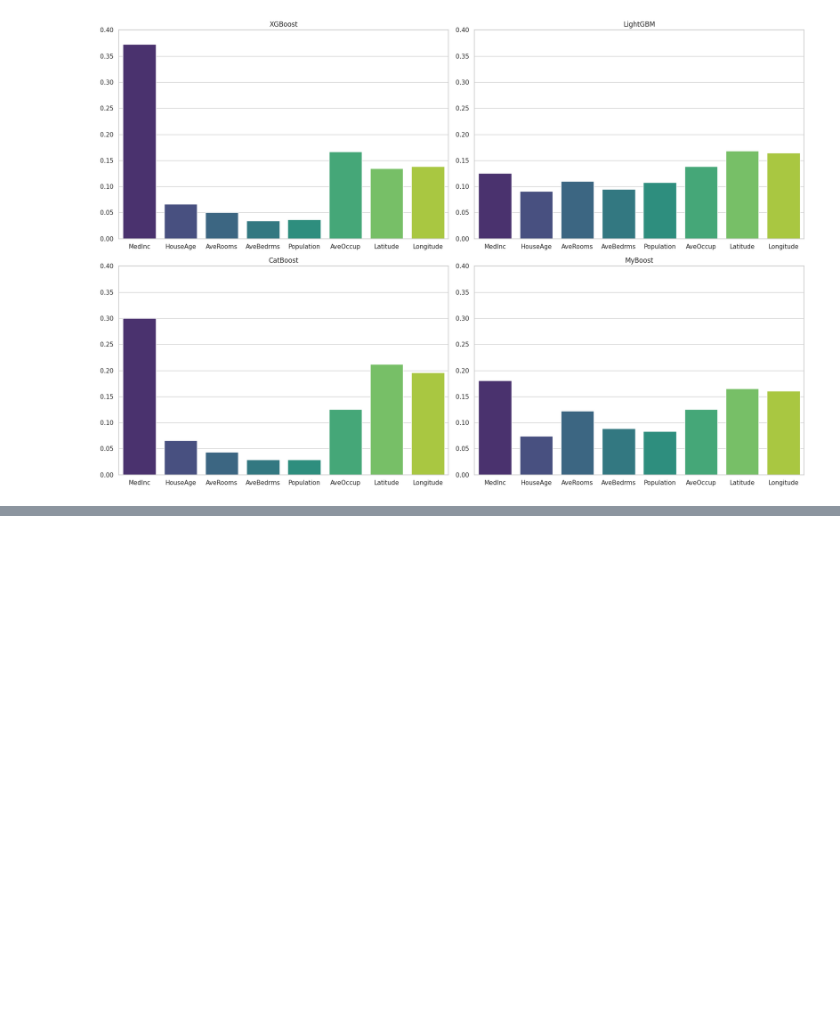
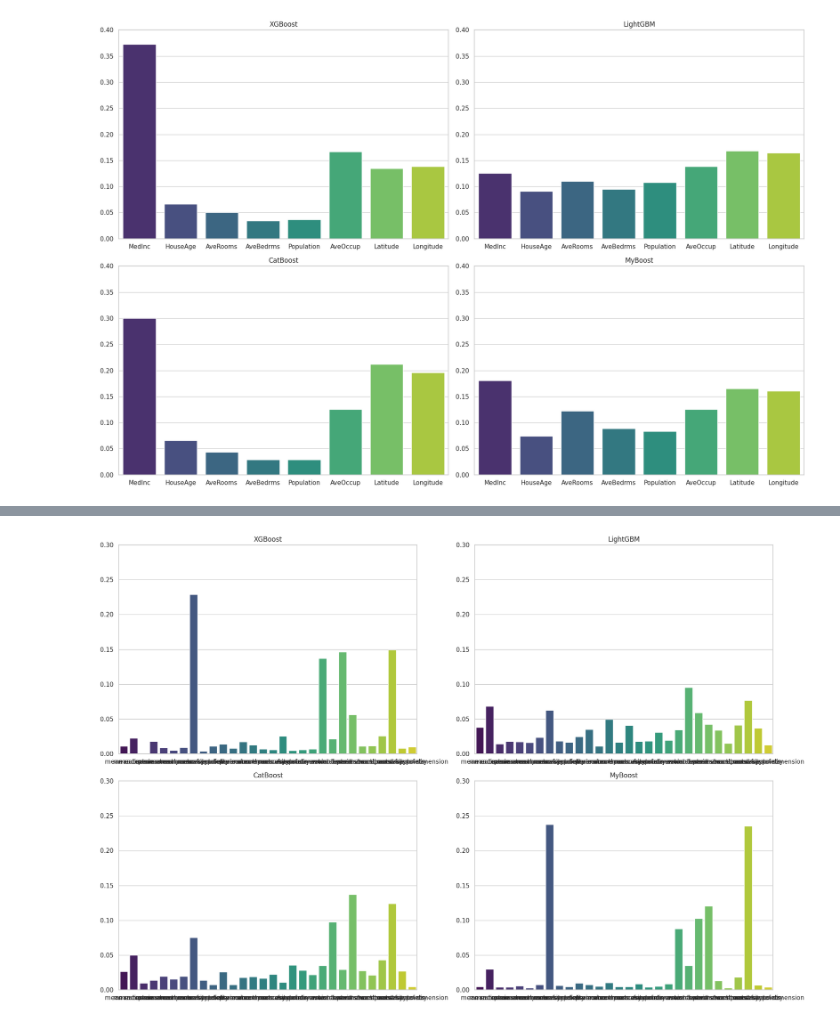
Before and after one commit to Xivalor/ml-course-homeworks, a Jupyter notebook: hw09_boosting/teacher_notebook.ipynb, the cells around one changed output, grey strips where cells are left out. Saved outputs shown, nothing was run; the diff lists cells and outputs as text; code cells hidden in the pictures; blank space fills up the shorter version.

```diff
--- a/hw09_boosting/teacher_notebook.ipynb
+++ b/hw09_boosting/teacher_notebook.ipynb
@@ -309,0 +393,14 @@ plt.show()
+# %%
+data = load_breast_cancer(as_frame=True)
+X = pd.DataFrame(data.data, columns=data.feature_names)
+y = data.target
+
+print(X.head())
+print()
+
+X_temp, X_test, y_temp, y_test = train_test_split(X, y, test_size=0.2, random_state=42)
+X_train, X_val, y_train, y_val = train_test_split(X_temp, y_temp, test_size=0.25, random_state=42)
+
+print(f"Размер обучающей выборки: {X_train.shape[0]}")
+print(f"Размер валидационной выборки: {X_val.shape[0]}")
+print(f"Размер тестовой выборки: {X_test.shape[0]}")
@@ -309,0 +425,2 @@ plt.show()
+# %%
+SELECTED_N_ESTIMATORS = 400
@@ -309,0 +615,12 @@ plt.show()
+# %%
+fig, axes = plt.subplots(nrows=2, ncols=2, figsize = (18, 12))
+axes = axes.flatten()
+for i in range(4):
+    sns.barplot(y=df_features.values[i], x=X.columns, ax=axes[i], hue=X.columns, palette="viridis")
+    axes[i].set_ylim(0,0.3)
+    axes[i].set_title(names[i])
+    axes[i].set_xlabel(None)
+plt.tight_layout()
+plt.show()
+# %% [output]
+[figure, added]
```
Also changed, not shown: parts of 9 cells of this notebook, 5 other files.
